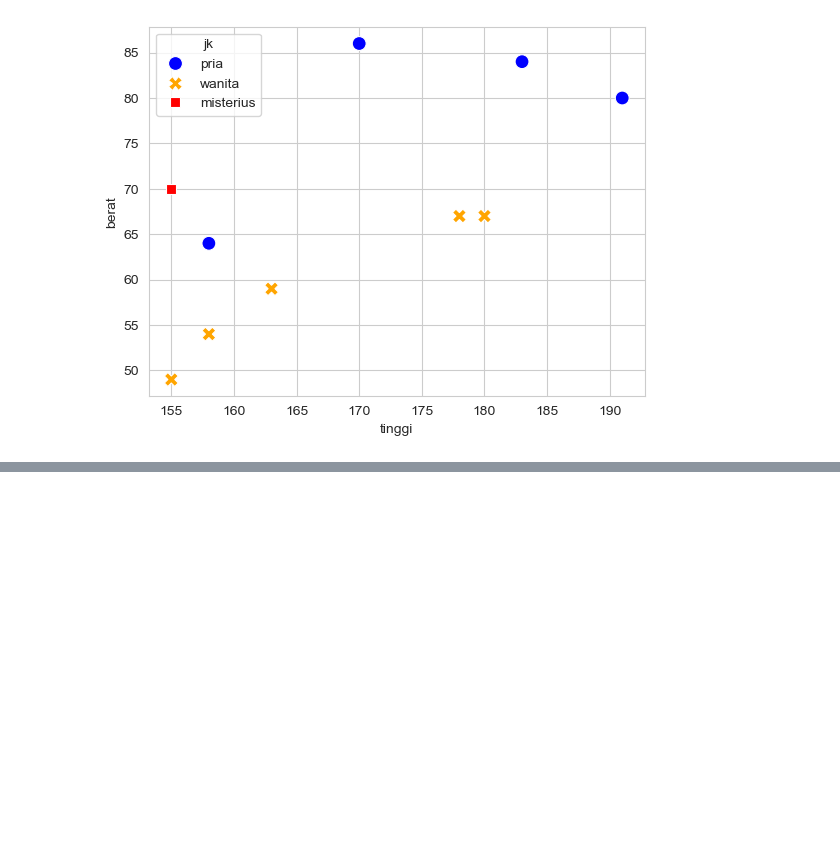
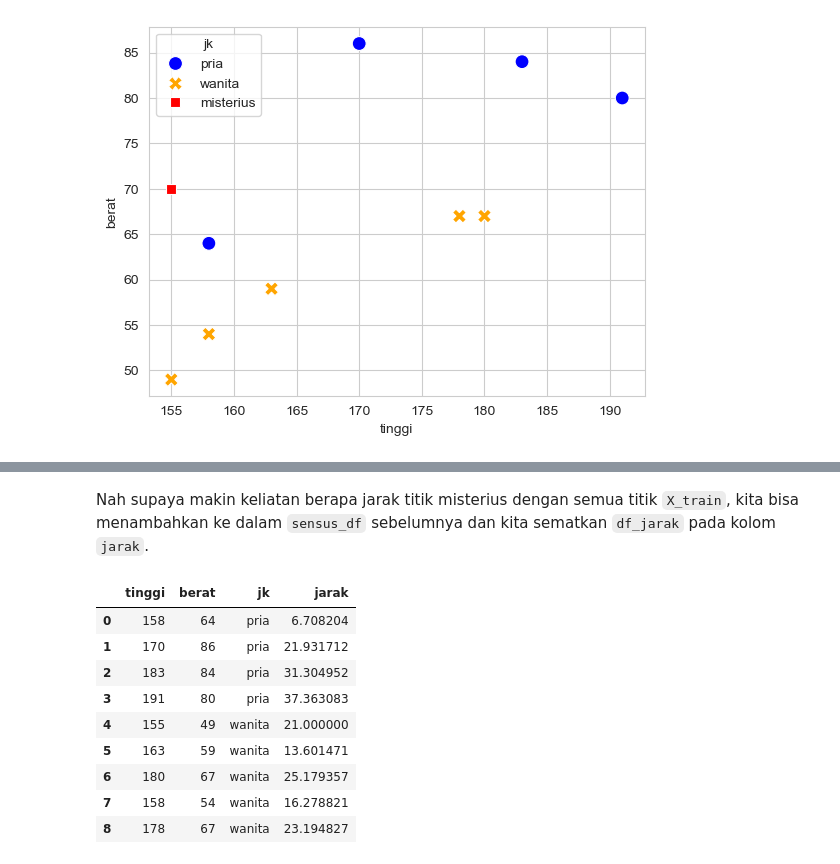
Before and after one commit to agungwahyuprayogo/Machine-Learning-with-Python-Scikit-Learning, a Jupyter notebook: 006 Classification dengan K-Nearest Neighbors.ipynb, the cells around one changed output, grey strips where cells are left out. Saved outputs shown, nothing was run; the diff lists cells and outputs as text; code cells hidden in the pictures; blank space fills up the shorter version.

Commit message:
menghitung distance atau jarak titik misterius menggunakan euclidean distance

```diff
--- a/006 Classification dengan K-Nearest Neighbors.ipynb
+++ b/006 Classification dengan K-Nearest Neighbors.ipynb
@@ -256,0 +274,8 @@ sns.scatterplot(data=df_plot, x='tinggi', y='berat', hue='jk', style='jk',
+# %%
+misterius = {
+    'tinggi' : [155],
+    'berat' : [70]
+}
+
+misterius = pd.DataFrame(misterius)
+misterius
@@ -256,0 +308,2 @@ sns.scatterplot(data=df_plot, x='tinggi', y='berat', hue='jk', style='jk',
+# %%
+semua_jarak = euclidean_distances(X_train, misterius)
@@ -256,0 +314,3 @@ sns.scatterplot(data=df_plot, x='tinggi', y='berat', hue='jk', style='jk',
+# %%
+df_jarak = pd.DataFrame(semua_jarak, columns=['jarak'])
+print(df_jarak)
@@ -256,0 +328,16 @@ sns.scatterplot(data=df_plot, x='tinggi', y='berat', hue='jk', style='jk',
+# %% [markdown]
+Nah supaya makin keliatan berapa jarak titik misterius dengan semua titik `X_train`, kita bisa menambahkan ke dalam `sensus_df` sebelumnya dan kita sematkan `df_jarak` pada kolom `jarak`.
+# %%
+sensus_df['jarak'] = df_jarak
+sensus_df
+# %% [output]
+|  | tinggi | berat | jk | jarak |
+| 0 | 158 | 64 | pria | 6.708204 |
+| 1 | 170 | 86 | pria | 21.931712 |
+| 2 | 183 | 84 | pria | 31.304952 |
+| 3 | 191 | 80 | pria | 37.363083 |
+| 4 | 155 | 49 | wanita | 21.000000 |
+| 5 | 163 | 59 | wanita | 13.601471 |
+| 6 | 180 | 67 | wanita | 25.179357 |
+| 7 | 158 | 54 | wanita | 16.278821 |
+| 8 | 178 | 67 | wanita | 23.194827 |
```
Also changed, not shown: parts of 40 cells of this notebook.
